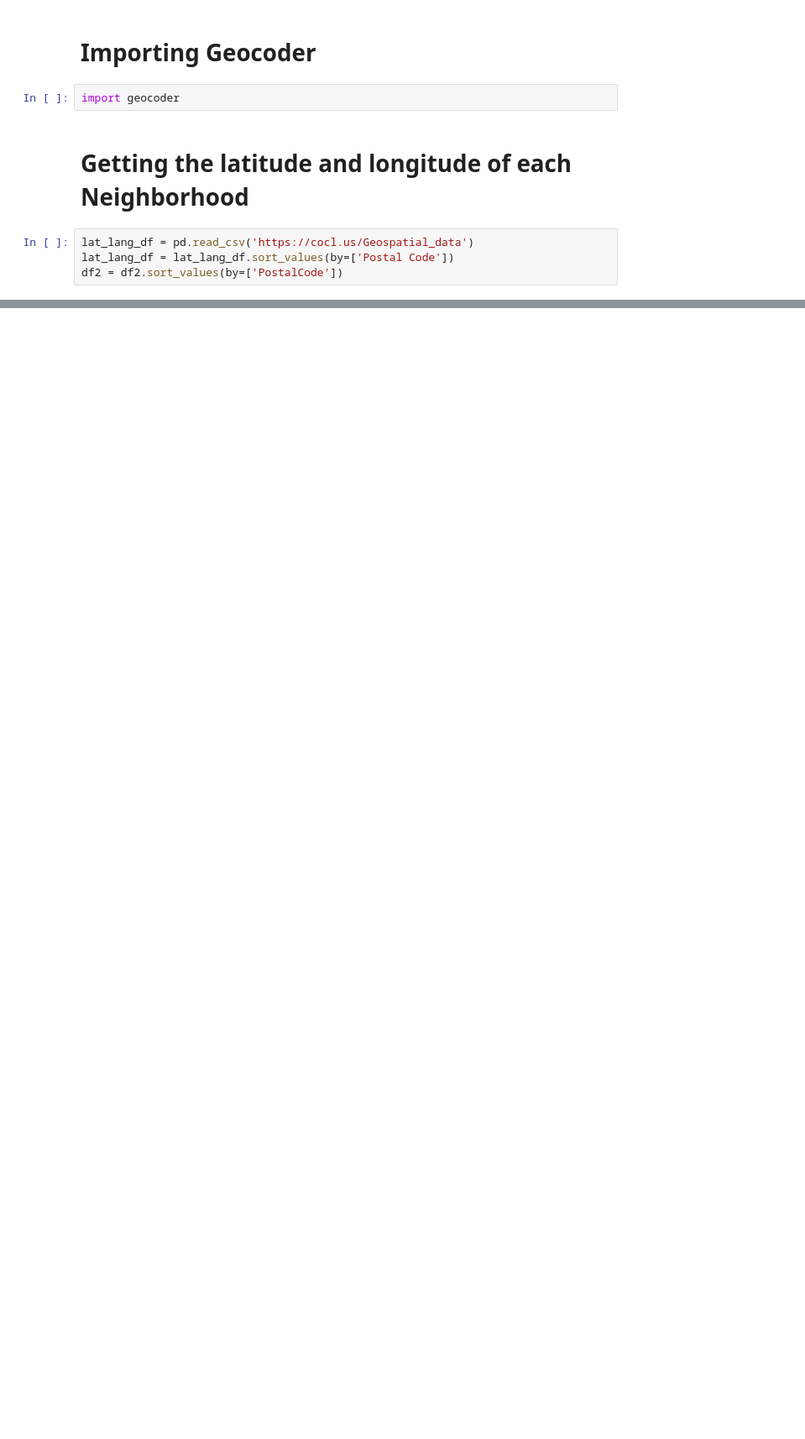
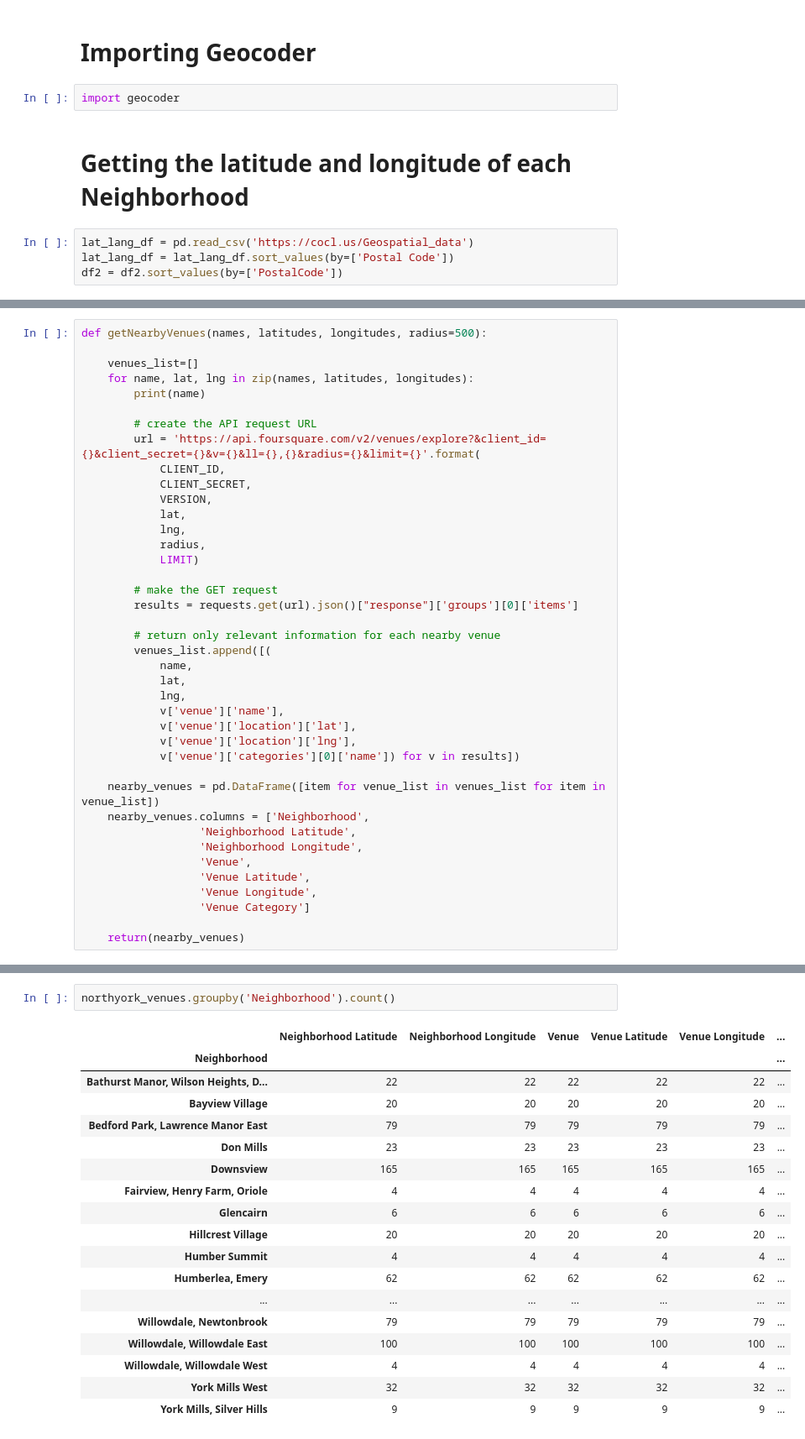
Before and after one commit to nikkapallado/Coursera_Capstone, a Jupyter notebook: P1 Peer-graded Assignment: Segmenting and Clusteri.ipynb, the cells around one changed output, grey strips where cells are left out. Shown: that part at 84% size. Saved outputs shown, nothing was run; the diff lists cells and outputs as text; blank space fills up the shorter version.

```diff
--- a/P1 Peer-graded Assignment: Segmenting and Clusteri.ipynb
+++ b/P1 Peer-graded Assignment: Segmenting and Clusteri.ipynb
@@ -128,0 +296,40 @@ df2
+# %%
+def getNearbyVenues(names, latitudes, longitudes, radius=500):
+
+    venues_list=[]
+    for name, lat, lng in zip(names, latitudes, longitudes):
+        print(name)
+
+        # create the API request URL
+        url = 'https://api.foursquare.com/v2/venues/explore?&client_id={}&client_secret={}&v={}&ll={},{}&radius={}&limit={}'.format(
+            CLIENT_ID,
+            CLIENT_SECRET,
+            VERSION,
+            lat,
+            lng,
+            radius,
+            LIMIT)
+
+        # make the GET request
+        results = requests.get(url).json()["response"]['groups'][0]['items']
+
+        # return only relevant information for each nearby venue
+        venues_list.append([(
+            name,
+            lat,
+            lng,
+            v['venue']['name'],
+            v['venue']['location']['lat'],
+            v['venue']['location']['lng'],
+            v['venue']['categories'][0]['name']) for v in results])
+
+    nearby_venues = pd.DataFrame([item for venue_list in venues_list for item in venue_list])
+    nearby_venues.columns = ['Neighborhood',
+                  'Neighborhood Latitude',
+                  'Neighborhood Longitude',
+                  'Venue',
+                  'Venue Latitude',
+                  'Venue Longitude',
+                  'Venue Category']
+
+    return(nearby_venues)
@@ -128,0 +369,21 @@ df2
+# %%
+northyork_venues.groupby('Neighborhood').count()
+# %% [output]
+|  | Neighborhood Latitude | Neighborhood Longitude | Venue | Venue Latitude | Venue Longitude | ... |
+| Neighborhood |  |  |  |  |  | ... |
+| Bathurst Manor, Wilson Heights, D... | 22 | 22 | 22 | 22 | 22 | ... |
+| Bayview Village | 20 | 20 | 20 | 20 | 20 | ... |
+| Bedford Park, Lawrence Manor East | 79 | 79 | 79 | 79 | 79 | ... |
+| Don Mills | 23 | 23 | 23 | 23 | 23 | ... |
+| Downsview | 165 | 165 | 165 | 165 | 165 | ... |
+| Fairview, Henry Farm, Oriole | 4 | 4 | 4 | 4 | 4 | ... |
+| Glencairn | 6 | 6 | 6 | 6 | 6 | ... |
+| Hillcrest Village | 20 | 20 | 20 | 20 | 20 | ... |
+| Humber Summit | 4 | 4 | 4 | 4 | 4 | ... |
+| Humberlea, Emery | 62 | 62 | 62 | 62 | 62 | ... |
+| ... | ... | ... | ... | ... | ... | ... |
+| Willowdale, Newtonbrook | 79 | 79 | 79 | 79 | 79 | ... |
+| Willowdale, Willowdale East | 100 | 100 | 100 | 100 | 100 | ... |
+| Willowdale, Willowdale West | 4 | 4 | 4 | 4 | 4 | ... |
+| York Mills West | 32 | 32 | 32 | 32 | 32 | ... |
+| York Mills, Silver Hills | 9 | 9 | 9 | 9 | 9 | ... |
```
Also changed, not shown: parts of 31 cells of this notebook.
